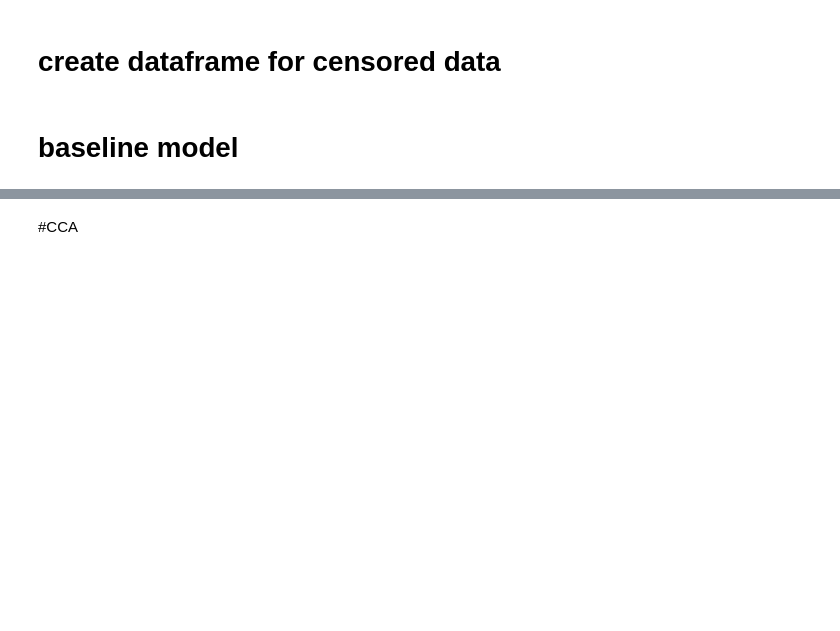
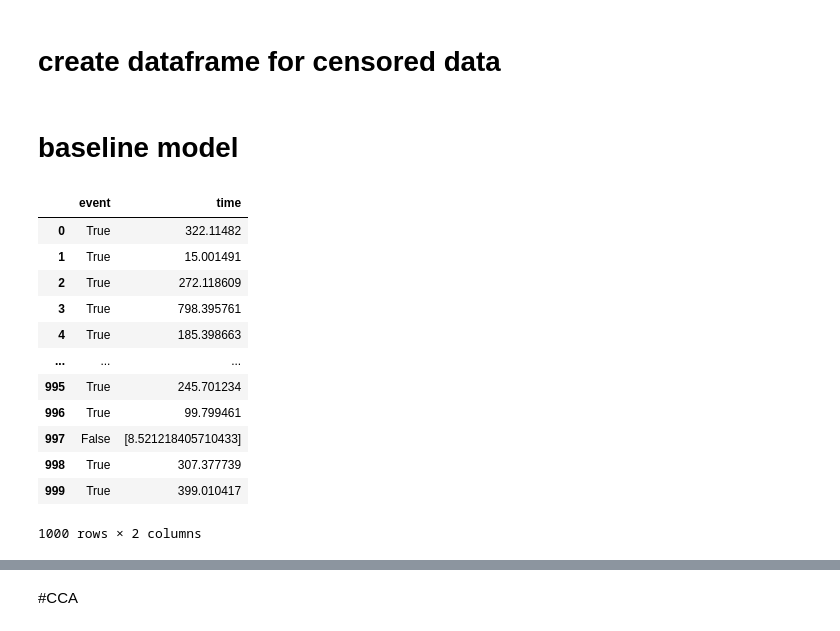
Before and after one commit to Laheij/Right_censoring_thesis, a Jupyter notebook: thesis_sim_data.ipynb, the cells around one changed output, grey strips where cells are left out. Cells and saved outputs as stored; diff of their text form; code cells hidden in the pictures; blank space fills up the shorter version.

```diff
--- a/thesis_sim_data.ipynb
+++ b/thesis_sim_data.ipynb
@@ -94,3 +89,15 @@ yt_cen = Surv.from_arrays(event=y_cen['event'], time=y_cen['time'])
+# %%
+y_cen = censor_data(yt)
+
+def normalize_column(value):
+    if isinstance(value, list) and len(value) == 1:
+        return value[0]  # Extract the single value from the list
+    return value  # Return the value unchanged if it's not a single-element list
+
+# Apply the function to the column
+y_cen['time']= y_cen['time'].apply(normalize_column)
+#yt_cen = Surv.from_arrays(event=y_cen['event'], time=y_cen['time'])
+yt_cen = y_cen
 # %%
 df= pd.DataFrame(X).join(pd.DataFrame(yt_cen))
 cca_data = df[df['event']==True]
@@ -281,4 +306,20 @@ def get_metrics(X,yt_cen, random_state=random_state):
     print(summary_stats)
 
     return summary_stats
+# %%
+yt_cen
+# %% [output]
+|  | event | time |
+| 0 | True | 322.11482 |
+| 1 | True | 15.001491 |
+| 2 | True | 272.118609 |
+| 3 | True | 798.395761 |
+| 4 | True | 185.398663 |
+| ... | ... | ... |
+| 995 | True | 245.701234 |
+| 996 | True | 99.799461 |
+| 997 | False | [8.521218405710433] |
+| 998 | True | 307.377739 |
+| 999 | True | 399.010417 |
+1000 rows × 2 columns
 # %%
```
Also changed, not shown: parts of 18 cells of this notebook, 5 other files.
